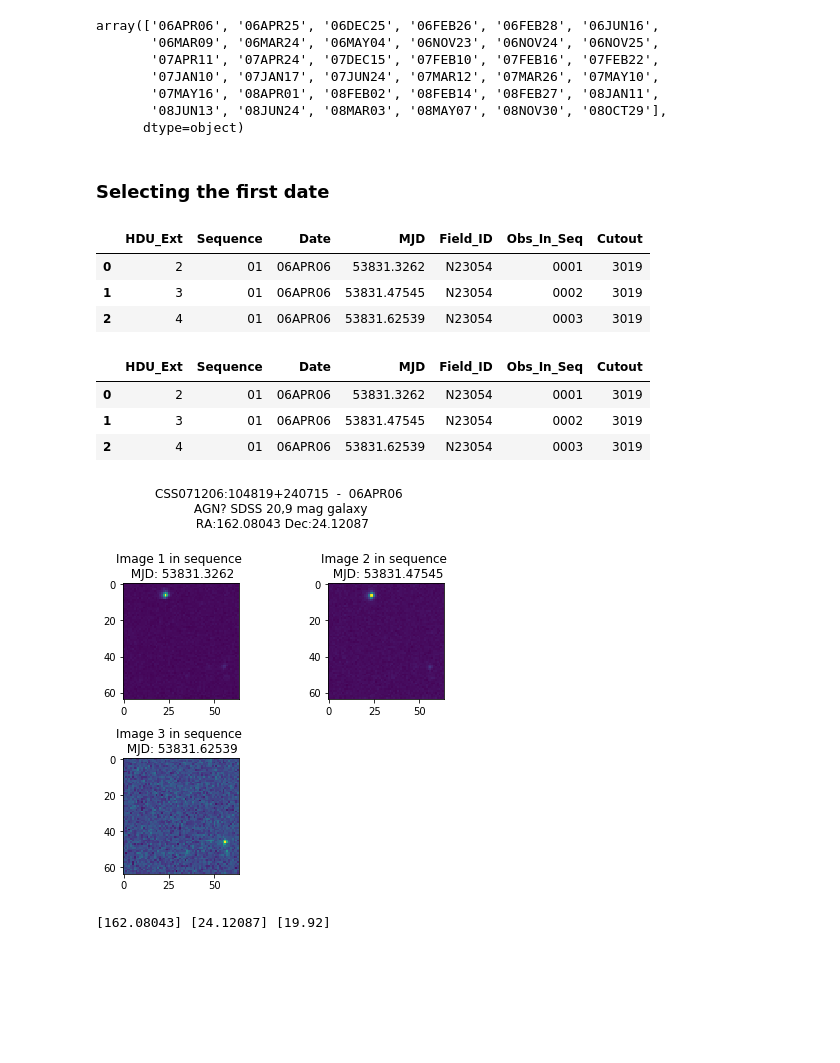
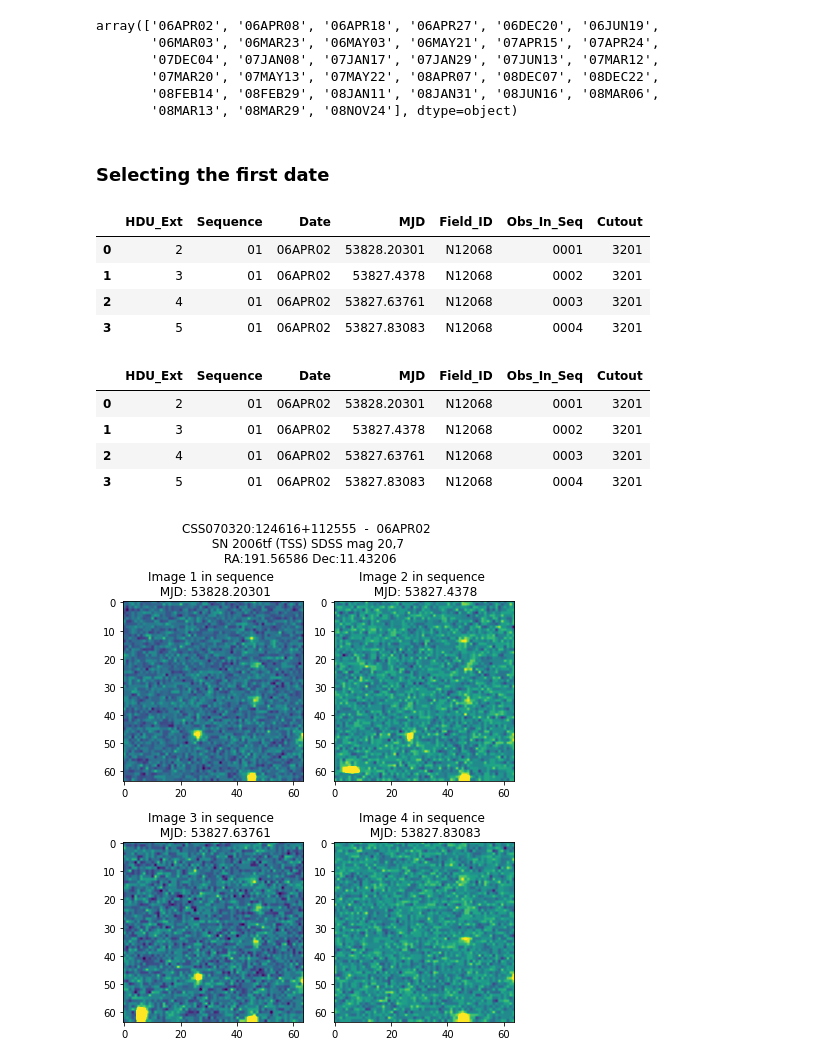
Before and after one commit to jsuarez314/tao_, a Jupyter notebook: Read_dataset.ipynb, the cells around one changed output. Saved outputs shown, nothing was run; the diff lists cells and outputs as text; code cells hidden in the pictures; blank space fills up the shorter version.

Commit message:
update read_dataset

```diff
--- a/Read_dataset.ipynb
+++ b/Read_dataset.ipynb
@@ -10,3 +10,5 @@ filename = './data/NON/CSS071101:015607+203404.fits'
+# %%
+filename = './data/SN/CSS070320:124616+112555.fits'
 # %%
 data, h = fitsio.read(filename, header=True)
 print(h)
@@ -30,6 +34,7 @@ IMG_REF = '01_05APR21_N21084_0001_cutout_0205.fits'
 CRTS_ID = h['CRTS_ID']
 RA = h['RA_(J2000)']
 Dec = h['Dec_(J2000)']
+Class = h['CLASS']
 
-print(CRTS_ID,RA,Dec)
+print(CRTS_ID,RA,Dec, Class)
 # %% [output]
@@ -37,5 +42,5 @@ CSS071101:015607+203404 29.0391977047426 20.5413696523704
 # %%
 data = fitsio.read(filename, ext=1)
-# df = pd.DataFrame(data, columns=['HDU_Ext','Sequence','Date','MJD','Field_ID','Obs_In_Seq','Cutout'], dtype=str)
-# df
+df = pd.DataFrame(data, columns=['HDU_Ext','Sequence','Date','MJD','Field_ID','Obs_In_Seq','Cutout'], dtype=str)
+df
 # %% [output]
@@ -58,13 +61,12 @@ array([(b'2   ',), (b'3   ',), (b'4   ',), (b'5   ',), (b'6   ',),
 dates = np.unique(df['Date'])
 dates
 # %% [output]
-array(['06APR06', '06APR25', '06DEC25', '06FEB26', '06FEB28', '06JUN16',
-       '06MAR09', '06MAR24', '06MAY04', '06NOV23', '06NOV24', '06NOV25',
-       '07APR11', '07APR24', '07DEC15', '07FEB10', '07FEB16', '07FEB22',
-       '07JAN10', '07JAN17', '07JUN24', '07MAR12', '07MAR26', '07MAY10',
-       '07MAY16', '08APR01', '08FEB02', '08FEB14', '08FEB27', '08JAN11',
-       '08JUN13', '08JUN24', '08MAR03', '08MAY07', '08NOV30', '08OCT29'],
-      dtype=object)
+array(['06APR02', '06APR08', '06APR18', '06APR27', '06DEC20', '06JUN19',
+       '06MAR03', '06MAR23', '06MAY03', '06MAY21', '07APR15', '07APR24',
+       '07DEC04', '07JAN08', '07JAN17', '07JAN29', '07JUN13', '07MAR12',
+       '07MAR20', '07MAY13', '07MAY22', '08APR07', '08DEC07', '08DEC22',
+       '08FEB14', '08FEB29', '08JAN11', '08JAN31', '08JUN16', '08MAR06',
+       '08MAR13', '08MAR29', '08NOV24'], dtype=object)
 # %% [markdown]
 ### Selecting the first date
 # %%
@@ -73,9 +75,10 @@ example = df[ (df['Date']==date)]
 example
 # %% [output]
 |  | HDU_Ext | Sequence | Date | MJD | Field_ID | Obs_In_Seq | Cutout |
-| 0 | 2 | 01 | 06APR06 | 53831.3262 | N23054 | 0001 | 3019 |
-| 1 | 3 | 01 | 06APR06 | 53831.47545 | N23054 | 0002 | 3019 |
-| 2 | 4 | 01 | 06APR06 | 53831.62539 | N23054 | 0003 | 3019 |
+| 0 | 2 | 01 | 06APR02 | 53828.20301 | N12068 | 0001 | 3201 |
+| 1 | 3 | 01 | 06APR02 | 53827.4378 | N12068 | 0002 | 3201 |
+| 2 | 4 | 01 | 06APR02 | 53827.63761 | N12068 | 0003 | 3201 |
+| 3 | 5 | 01 | 06APR02 | 53827.83083 | N12068 | 0004 | 3201 |
 # %%
 exts = np.array(example['HDU_Ext']).astype(int)
 obs = np.array(example['Obs_In_Seq']).astype(int)
@@ -83,32 +86,21 @@ MJD = np.array(example['MJD']).astype(float)
 example
 # %% [output]
 |  | HDU_Ext | Sequence | Date | MJD | Field_ID | Obs_In_Seq | Cutout |
-| 0 | 2 | 01 | 06APR06 | 53831.3262 | N23054 | 0001 | 3019 |
-| 1 | 3 | 01 | 06APR06 | 53831.47545 | N23054 | 0002 | 3019 |
-| 2 | 4 | 01 | 06APR06 | 53831.62539 | N23054 | 0003 | 3019 |
+| 0 | 2 | 01 | 06APR02 | 53828.20301 | N12068 | 0001 | 3201 |
+| 1 | 3 | 01 | 06APR02 | 53827.4378 | N12068 | 0002 | 3201 |
+| 2 | 4 | 01 | 06APR02 | 53827.63761 | N12068 | 0003 | 3201 |
+| 3 | 5 | 01 | 06APR02 | 53827.83083 | N12068 | 0004 | 3201 |
 # %%
 rows = int(len(exts)/2)
 fig = plt.figure(figsize=(6,5*rows))
 for i, ext in enumerate(exts):
     plt.subplot(rows+1,2,i+1)
-    plt.imshow(np.log(fitsio.read(filename, ext=ext)))
+    data = fitsio.read(filename, ext=ext)
+    zmin, zmax = utils.zscale(data)
+    plt.imshow(data, vmin=zmin, vmax=zmax)
     plt.title('Image {} in sequence \n MJD: {}'.format(obs[i], MJD[i]))
-plt.suptitle('{}  -  {} \n {} \n RA:{} Dec:{}'.format(CRTS_ID, date,Class,RA,Dec), y=1.15)
+plt.suptitle('{}  -  {} \n {} \n RA:{} Dec:{}'.format(CRTS_ID, date,Class,RA,Dec), y=1.05)
 plt.tight_layout()
 plt.show()
 # %% [output]
-[figure, old version]
+[figure, new version]
-# %%
-df = pd.read_table('../tao_data/transient_info.txt')
-CRTS_ID = np.array(df['#CRTS ID'])
-CRTS_ID_object = 'CSS071206:104819+240715'
-
-
-RA = np.array(df['RA (J2000)'])[CRTS_ID == CRTS_ID_object]
-DEC = np.array(df['Dec (J2000)'])[CRTS_ID == CRTS_ID_object]
-Mag = np.array(df['Mag'])[CRTS_ID == CRTS_ID_object]
-
-print(RA,DEC,Mag)
-# 150.130562444 	7.21319986445
-# %% [output]
-[162.08043] [24.12087] [19.92]
```
Also changed, not shown: parts of 19 cells of this notebook, 2 other files.
